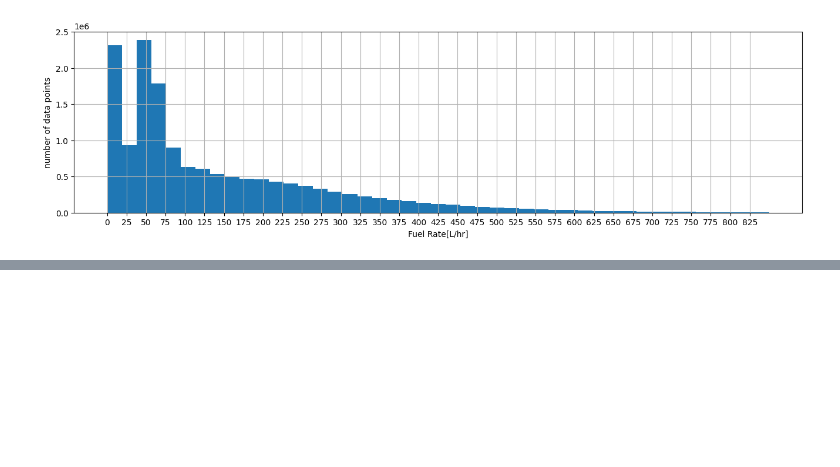
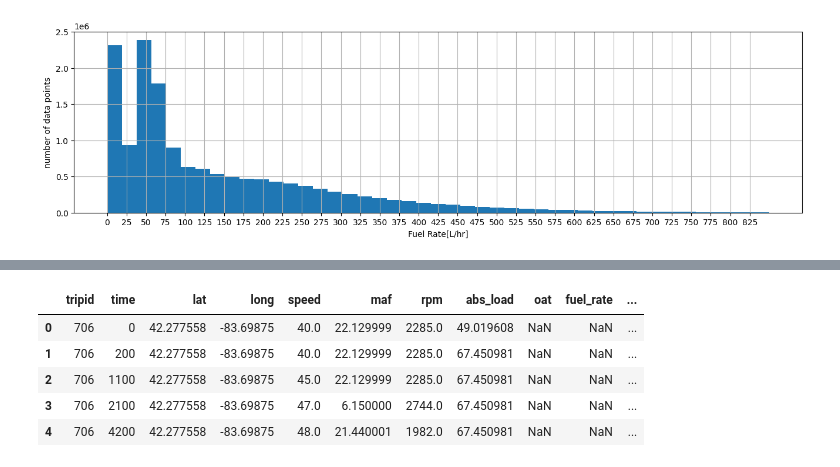
Before and after one commit to Ytgerr/Distributed-Trip-Level-Fual-Consumption-Forecasting, a Jupyter notebook: notebooks/data_view.ipynb, the cells around one changed output, grey strips where cells are left out. Cells and saved outputs as stored; diff of their text form; code cells hidden in the pictures; blank space fills up the shorter version.

```diff
--- a/notebooks/data_view.ipynb
+++ b/notebooks/data_view.ipynb
@@ -170,0 +273,11 @@ mean: 142.7784528339437, std: 151.20139521012027
+# %%
+trips_df = pd.read_csv("../data/trips.csv")
+
+trips_df.head()
+# %% [output]
+|  | tripid | time | lat | long | speed | maf | rpm | abs_load | oat | fuel_rate | ... |
+| 0 | 706 | 0 | 42.277558 | -83.69875 | 40.0 | 22.129999 | 2285.0 | 49.019608 | NaN | NaN | ... |
+| 1 | 706 | 200 | 42.277558 | -83.69875 | 40.0 | 22.129999 | 2285.0 | 67.450981 | NaN | NaN | ... |
+| 2 | 706 | 1100 | 42.277558 | -83.69875 | 45.0 | 22.129999 | 2285.0 | 67.450981 | NaN | NaN | ... |
+| 3 | 706 | 2100 | 42.277558 | -83.69875 | 47.0 | 6.150000 | 2744.0 | 67.450981 | NaN | NaN | ... |
+| 4 | 706 | 4200 | 42.277558 | -83.69875 | 48.0 | 21.440001 | 1982.0 | 67.450981 | NaN | NaN | ... |
```
Also changed, not shown: parts of 7 cells of this notebook, 10 other files.
